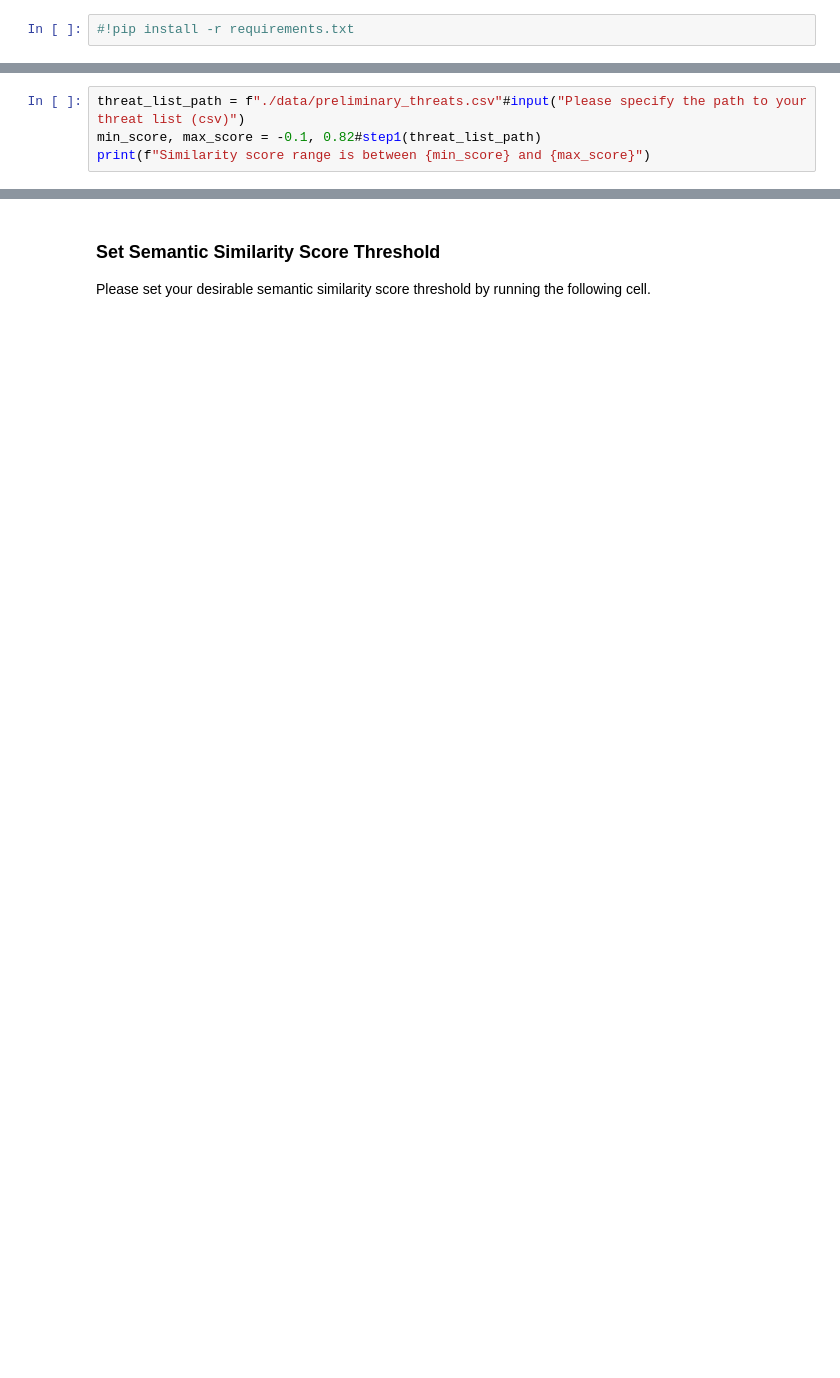
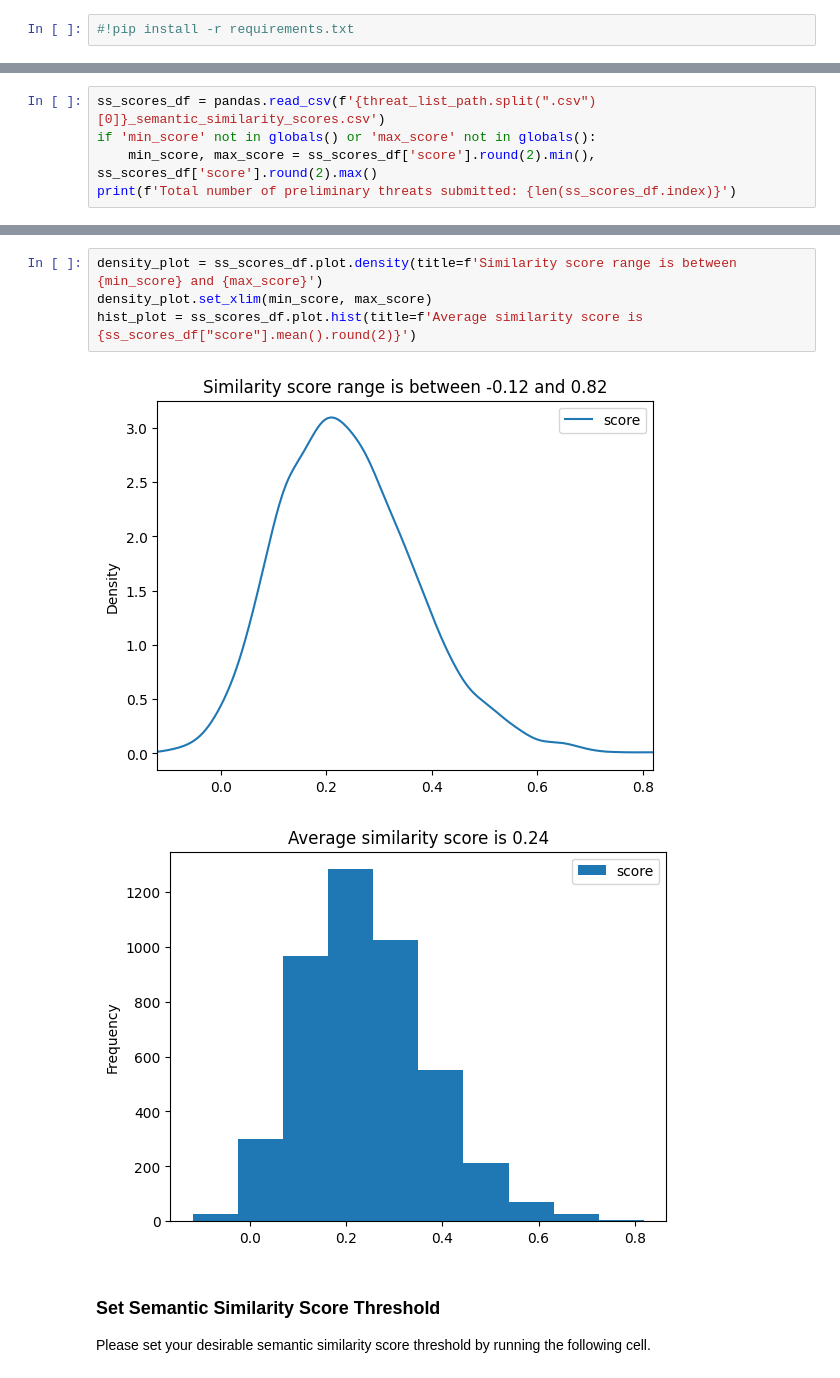
Before and after one commit to tsumarios/TEAM, a Jupyter notebook: embracing_workflow.ipynb, the cells around one changed output, grey strips where cells are left out. Cells and saved outputs as stored; diff of their text form; blank space fills up the shorter version.

```diff
--- a/embracing_workflow.ipynb
+++ b/embracing_workflow.ipynb
@@ -26,4 +32,0 @@ Once the file has been uploaded, you can proceed and run the next cell.
-# %%
-threat_list_path = f"./data/preliminary_threats.csv"#input("Please specify the path to your threat list (csv)")
-min_score, max_score = -0.1, 0.82#step1(threat_list_path)
-print(f"Similarity score range is between {min_score} and {max_score}")
@@ -31,0 +40,5 @@ Similarity score range is between -0.1 and 0.82
+# %%
+ss_scores_df = pandas.read_csv(f'{threat_list_path.split(".csv")[0]}_semantic_similarity_scores.csv')
+if 'min_score' not in globals() or 'max_score' not in globals():
+    min_score, max_score = ss_scores_df['score'].round(2).min(), ss_scores_df['score'].round(2).max()
+print(f'Total number of preliminary threats submitted: {len(ss_scores_df.index)}')
@@ -32,3 +51,10 @@ Similarity score range is between -0.1 and 0.82
+# %%
+density_plot = ss_scores_df.plot.density(title=f'Similarity score range is between {min_score} and {max_score}')
+density_plot.set_xlim(min_score, max_score)
+hist_plot = ss_scores_df.plot.hist(title=f'Average similarity score is {ss_scores_df["score"].mean().round(2)}')
+# %% [output]
+[figure, added]
+[figure, added]
 # %% [markdown]
 ### Set Semantic Similarity Score Threshold
 
```
Also changed, not shown: parts of 15 cells of this notebook, 1 other file.
